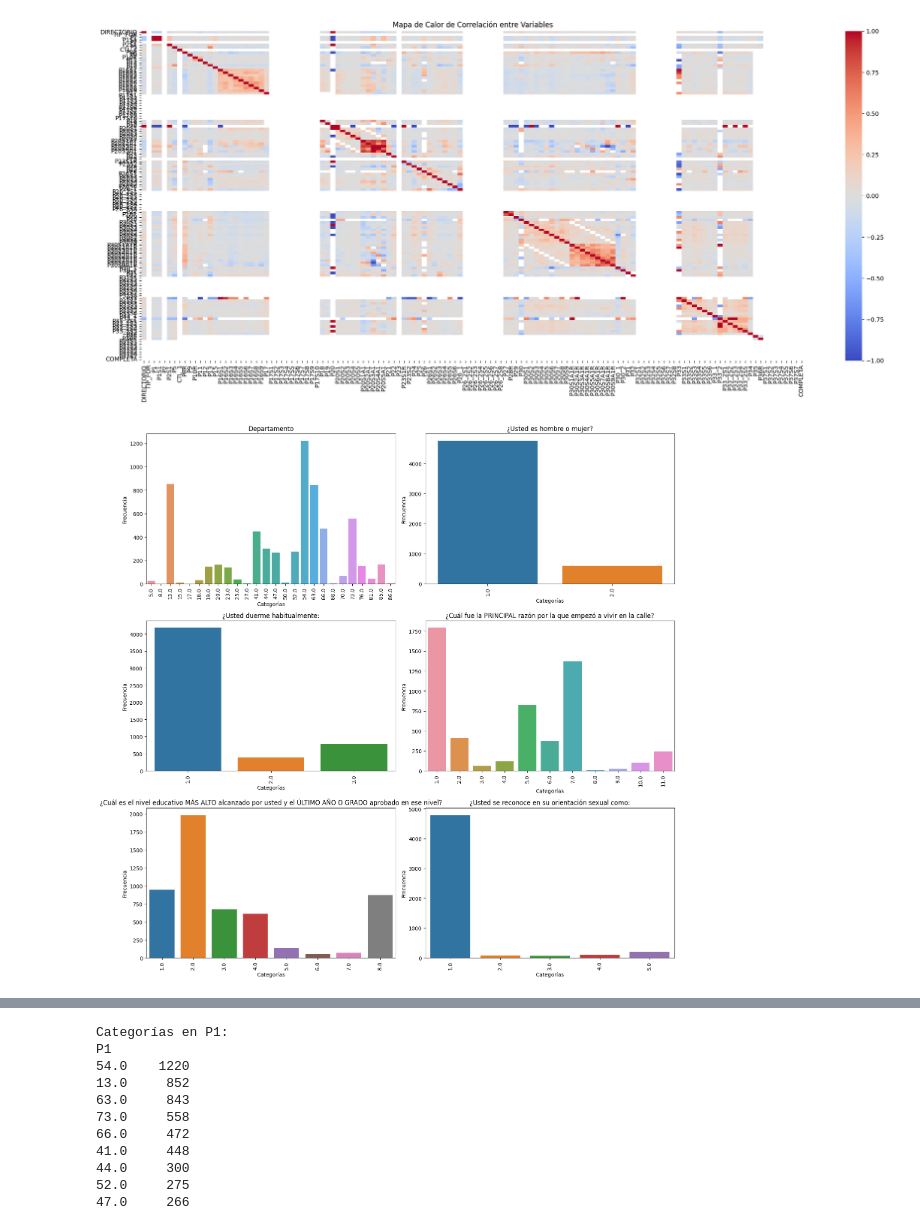
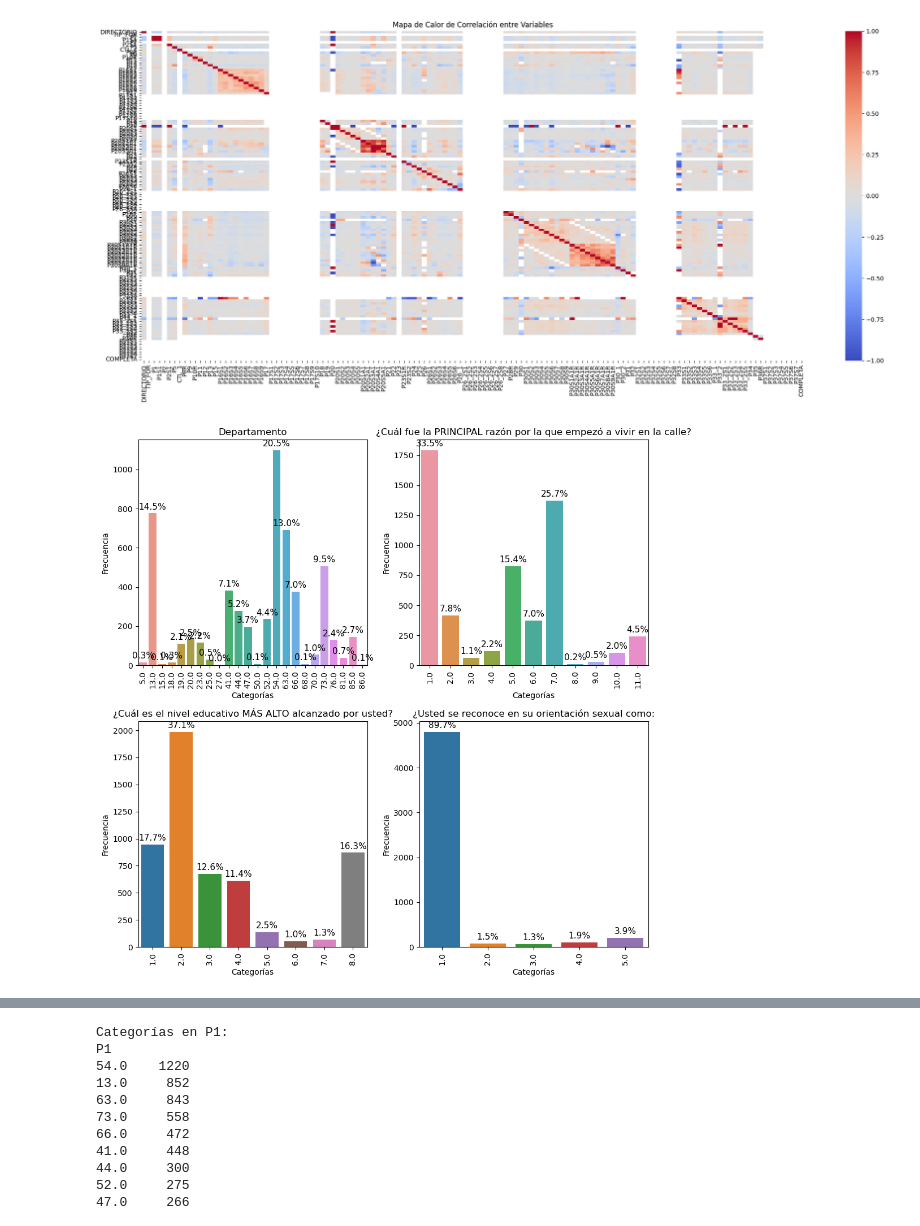
Before and after one commit to Dsharlie/PROYECTO-ANP-GRUPO-27, a Jupyter notebook: Código/descriptivo.ipynb, the cells around one changed output, grey strips where cells are left out. Drawn from its saved outputs; the diff is of its cells as text; code cells hidden in the pictures.

```diff
--- a/Código/descriptivo.ipynb
+++ b/Código/descriptivo.ipynb
@@ -2,6 +2,6 @@
 import pandas as pd
 import numpy as np
 # %%
-df = pd.read_csv('data/CHC_base_anonimizada09-09-2021.csv')
+df = pd.read_csv('CHC_base_anonimizada09-09-2021.csv')
 df =pd.DataFrame(df)
 df
@@ -129,21 +115,36 @@ plt.show()
 # %% [output]
 [figure]
 # %%
-variables = [ ('P1', 'Departamento' ), ('P9', '¿Usted es hombre o mujer?'), ('P13', '¿Usted duerme habitualmente:'), ('P22', '¿Cuál fue la PRINCIPAL razón por la que empezó a vivir en la calle?' ),
-             ('P28R', '¿Cuál es el nivel educativo MÁS ALTO alcanzado por usted y el ÚLTIMO AÑO O GRADO aprobado en ese nivel?'), ('P34', '¿Usted se reconoce en su orientación sexual como:')]
+import matplotlib.pyplot as plt
+import seaborn as sns
+import pandas as pd
 
-fig, axes = plt.subplots(nrows=3, ncols=2, figsize=(15, 15))
+variables = [ ('P1', 'Departamento' ),
+              ('P22', '¿Cuál fue la PRINCIPAL razón por la que empezó a vivir en la calle?' ),
+              ('P28R', '¿Cuál es el nivel educativo MÁS ALTO alcanzado por usted?'),
+              ('P34', '¿Usted se reconoce en su orientación sexual como:')]
 
+fig, axes = plt.subplots(nrows=2, ncols=2, figsize=(10, 10))
 axes = axes.flatten()
 
 for i, (var, titulo) in enumerate(variables):
-    sns.countplot(x=var, data=df, ax=axes[i])
+    ax = sns.countplot(x=var, data=df, ax=axes[i])
     axes[i].set_title(titulo)
     axes[i].set_xlabel('Categorías')
     axes[i].set_ylabel('Frecuencia')
     axes[i].set_xticklabels(axes[i].get_xticklabels(), rotation=90)
 
+    # Calcular el total de observaciones para el porcentaje
+    total = len(df[var])
+
+    # Agregar etiquetas de porcentaje encima de las barras
+    for p in ax.patches:
+        percentage = 100 * p.get_height() / total  # Calcular porcentaje
+        ax.annotate(f'{percentage:.1f}%', (p.get_x() + p.get_width() / 2., p.get_height()),
+                    ha='center', va='baseline', fontsize=11, color='black', xytext=(0, 5),
+                    textcoords='offset points')
+
 plt.tight_layout()
 plt.show()
 # %% [output]
-[figure, old version]
+[figure, new version]
```
Also changed, not shown: parts of 5 cells of this notebook, 6 other files.
